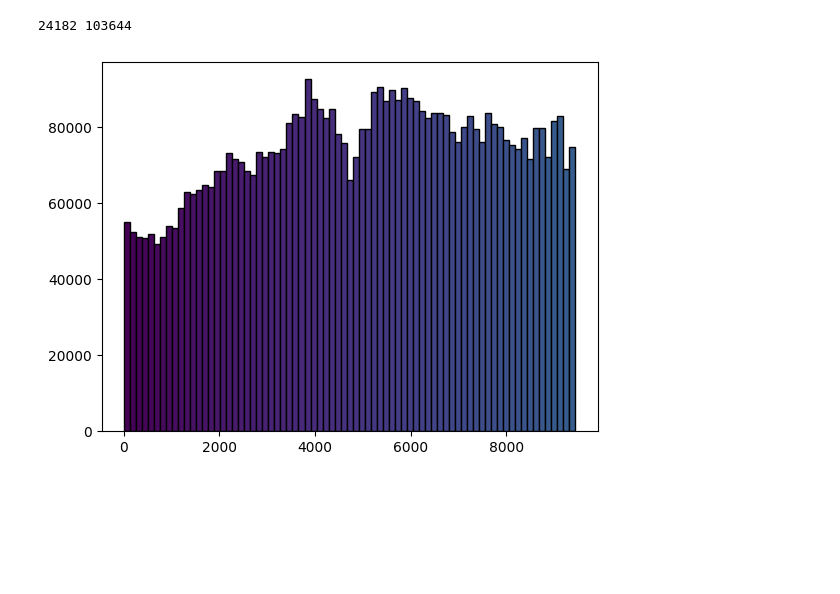
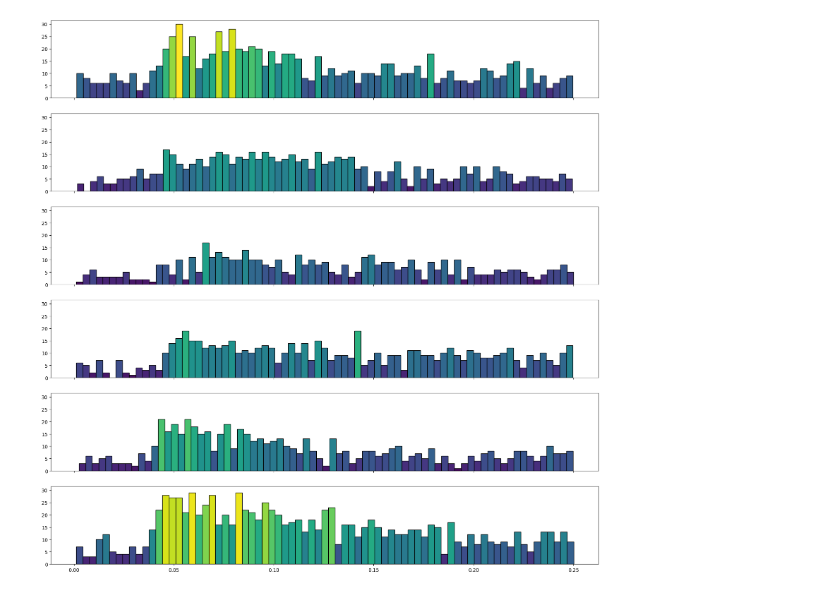
Before and after one commit to jshengen/Hackathon-2024, a Jupyter notebook: joeHack.ipynb, the cells around one changed output. Drawn from its saved outputs; the diff is of its cells as text; code cells hidden in the pictures; blank space fills up the shorter version.

```diff
--- a/joeHack.ipynb
+++ b/joeHack.ipynb
@@ -40,7 +42,7 @@ good_units       = unit_channels.loc[good_unit_filter]
 
 all_spike_times        = Session.spike_times
 stimulus_presentations = Session.stimulus_presentations
-stim_table             = stimulus_presentations[(stimulus_presentations['stimulus_block']==0) & (stimulus_presentations['image_name']=='im036_r')]  # active block
+stim_table             = stimulus_presentations[(stimulus_presentations['stimulus_block']==0) & (stimulus_presentations['is_change']==False)]  # active block
 
 num_cells = len(all_spike_times)
 stims     = stim_table['start_time'].values
@@ -127,26 +141,50 @@ plt.show()
 # %%
 countList = [countsVISal,countsVISp,countsVISam,countsVISpm,countsVISrl,countsVISl]
+
+binsList = [binsVISal,binsVISp,binsVISam,binsVISpm,binsVISrl,binsVISl]
+
 
 maxCount = 0
 minCount = 1000000000
 for i in countList:
     maxHere = max(i)
     if maxHere>maxCount:
         maxCount = maxHere
 
     minHere = min(i)
     if minHere < minCount:
         minCount = minHere
 
-print(minCount,maxCount)
+#print(minCount,maxCount)
 
-viridis = mpl.colormaps['viridis'].resampled(8)
+numColors = 100
 
-plt.bar(binsVISal[:-1],countsVISal,width=np.diff(binsVISal), align='edge', edgecolor='black',color = colors )
+viridis = mpl.colormaps['viridis'].resampled(numColors)
 
-###HELLLLLOOOOOOO
+colorsVISal = []
+colorsVISp = []
+colorsVISam = []
+colorsVISpm = []
+colorsVISrl = []
+colorsVISl = []
+
+colorsList = [colorsVISal,colorsVISp,colorsVISam,colorsVISpm,colorsVISrl, colorsVISl]
+
+denom = maxCount- minCount
+counter = 0
+for count in countList:
+    for i in count:
+        scaled = (i - minCount)/denom
+        colorsList[counter].append(viridis(scaled))
+    counter += 1
+
+
+fig, ax = plt.subplots(6,1, sharex = True,sharey=True, figsize = (20,20))
+
+for k in range(len(colorsList)):
+    ax[k].bar(binsList[k][:-1],countList[k],width=np.diff(binsList[k]), align='edge', edgecolor='black',color = colorsList[k] )
+
 
 plt.show()
 # %% [output]
-24182 103644
-[figure, old version]
+[figure, new version]
```
Also changed, not shown: parts of 4 cells of this notebook, 1 other file.
